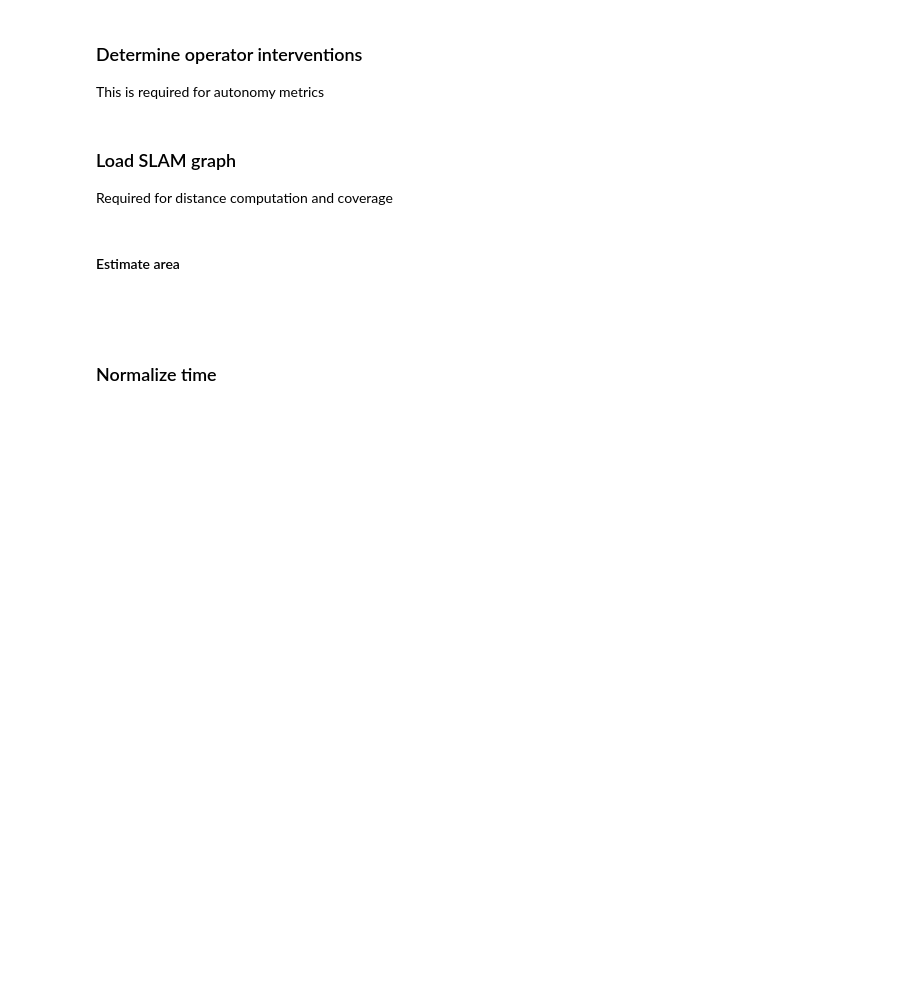
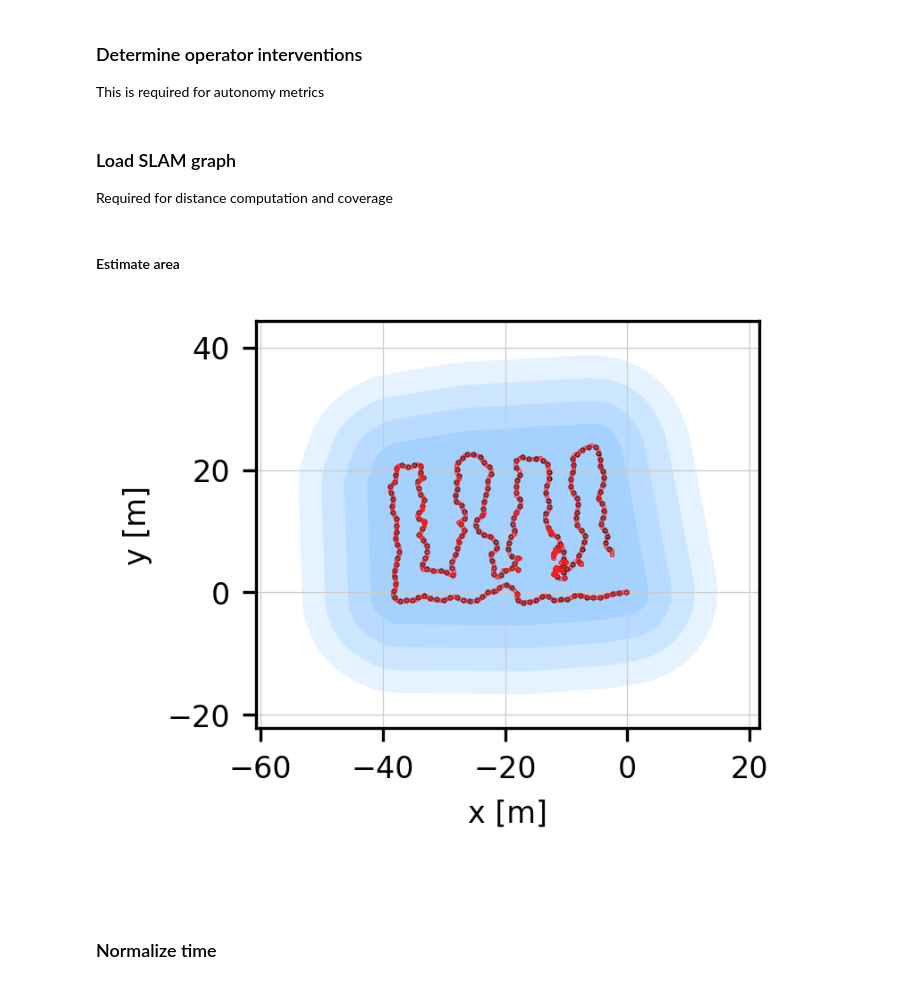
Before and after one commit to ori-drs/digiforest_drs, a Jupyter notebook: digiforest_analysis_ros/notebooks/mission_plotting.ipynb, the cells around one changed output. Cells and saved outputs as stored; diff of their text form; code cells hidden in the pictures; blank space fills up the shorter version.

Commit message:
Add analysis of odom poses

```diff
--- a/digiforest_analysis_ros/notebooks/mission_plotting.ipynb
+++ b/digiforest_analysis_ros/notebooks/mission_plotting.ipynb
@@ -89,41 +114,73 @@ df_slam, slam_graph = read_slam_file(os.path.join(mission_path, "states/slam_gra
+# %%
+df_slam, slam_graph = read_poses_file(
+    os.path.join(mission_path, "states/slam_graph_data.csv")
+)
 # %% [markdown]
 #### Estimate area
 # %%
+odom_points = df_state_poses[["x", "y"]].to_numpy()
 slam_points = df_slam[["x", "y"]].to_numpy()
-
-# hull = ConvexHull(slam_points, incremental=True)
-
-# import matplotlib.pyplot as plt
-# plt.plot(slam_points[:,0], slam_points[:,1], 'o')
-
-# for simplex in hull.simplices:
-#     plt.plot(slam_points[simplex, 0], slam_points[simplex, 1], 'k-')
 
 import shapely
 import shapely.plotting
 
-points = shapely.MultiPoint(slam_points)
-hull = points.convex_hull
+sp_odom_points = shapely.MultiPoint(odom_points)
+
+sp_slam_points = shapely.MultiPoint(slam_points)
+sp_slam_hull = sp_slam_points.convex_hull
 
 sensor_range = 30 / 2
 
-sensing_hull = hull.buffer(sensor_range)
+sensing_hull = sp_slam_hull.buffer(sensor_range)
 
-plot_width = 12*cm
-plot_height = 5*cm
-fig, ax = plt.subplots(1,1, figsize=(plot_width, plot_height), constrained_layout=False, dpi=300)
-plt.grid(axis='both', color='0.8', linewidth=0.3)
+# Plotting
+plot_width = 15 * cm
+plot_height = 5 * cm
+fig, ax = plt.subplots(
+    1, 1, figsize=(plot_width, plot_height), constrained_layout=False, dpi=300
+)
+plt.grid(axis="both", color="0.8", linewidth=0.3)
 
-shapely.plotting.plot_points(points, markersize=1, color=(0.1,0.1,0.1))
-shapely.plotting.plot_polygon(hull.buffer(sensor_range*0.25), add_points=False, color=(0,0.5,1), linewidth=0, alpha=0.1)
-shapely.plotting.plot_polygon(hull.buffer(sensor_range*0.50), add_points=False, color=(0,0.5,1), linewidth=0, alpha=0.1)
-shapely.plotting.plot_polygon(hull.buffer(sensor_range*0.75), add_points=False, color=(0,0.5,1), linewidth=0, alpha=0.1)
-shapely.plotting.plot_polygon(hull.buffer(sensor_range*1.00), add_points=False, color=(0,0.5,1), linewidth=0, alpha=0.1)
+# Plot points
+shapely.plotting.plot_points(sp_slam_points, markersize=0.5, marker="o", color=(0.1, 0.1, 0.1), fillstyle="full")
+shapely.plotting.plot_points(sp_odom_points, markersize=0.1, marker="o", color=(1.0, 0.1, 0.1), fillstyle="full")
+
+# Plot sensor polygon
+shapely.plotting.plot_polygon(
+    sp_slam_hull.buffer(sensor_range * 0.25),
+    add_points=False,
+    color=(0, 0.5, 1),
+    linewidth=0,
+    alpha=0.1,
+)
+shapely.plotting.plot_polygon(
+    sp_slam_hull.buffer(sensor_range * 0.50),
+    add_points=False,
+    color=(0, 0.5, 1),
+    linewidth=0,
+    alpha=0.1,
+)
+shapely.plotting.plot_polygon(
+    sp_slam_hull.buffer(sensor_range * 0.75),
+    add_points=False,
+    color=(0, 0.5, 1),
+    linewidth=0,
+    alpha=0.1,
+)
+shapely.plotting.plot_polygon(
+    sp_slam_hull.buffer(sensor_range * 1.00),
+    add_points=False,
+    color=(0, 0.5, 1),
+    linewidth=0,
+    alpha=0.1,
+)
 # shapely.plotting.plot_polygon(hull, add_points=False)
 
-ax.set_xlabel('x [m]')
-ax.set_ylabel('y [m]')
+ax.set_xlabel("x [m]")
+ax.set_ylabel("y [m]")
 ax.margins(x=0.1, y=0.1)
+# %% [output]
+[figure, added]
 # %% [markdown]
 ####
 # %% [markdown]
```
Also changed, not shown: parts of 11 cells of this notebook, 1 other file.
